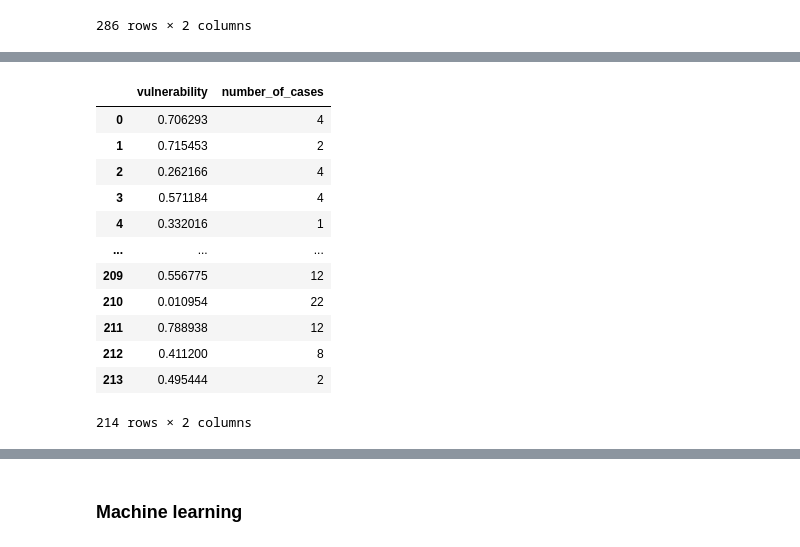
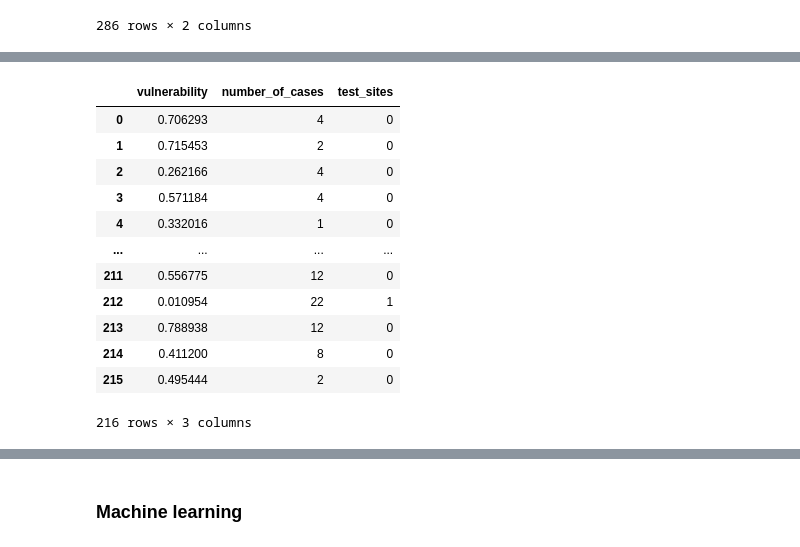
Before and after one commit to Saze10/DATA2901_assignment, a Jupyter notebook: Assignment notebook.ipynb, the cells around one changed output, grey strips where cells are left out. Cells and saved outputs as stored; diff of their text form; code cells hidden in the pictures.

Commit message:
Add correlation between vul score & test sites

```diff
--- a/Assignment notebook.ipynb
+++ b/Assignment notebook.ipynb
@@ -22,9 +22,9 @@ import psycopg2.extras
 
 def pgconnect():
     # please replace <your_unikey> and <your_SID> with your own details
-    YOUR_UNIKEY = 'jhwa3223'
-    YOUR_PW     = '490419348'
-    DB_LOGIN    = 'y20s1d2x01_'+'jhwa3223'
+    YOUR_UNIKEY = 'jixu4558'
+    YOUR_PW     = '490033007'
+    DB_LOGIN    = 'y20s1d2x01_' + YOUR_UNIKEY
 
     conn = ()
     db = ()
@@ -652,23 +688,23 @@ score_df.to_sql('vulnerability_score', conn, 'assignment', if_exists = 'replace'
 # %%
 cor_df = pd.read_sql_query("""
-SELECT V.vulnerability, C.number_of_cases
-  FROM assignment.vulnerability_score V JOIN
-       covid19_per_area C
-       USING (area_id);
+SELECT vulnerability, number_of_cases, test_sites
+  FROM (
+      assignment.vulnerability_score V JOIN covid19_per_area C USING (area_id)
+) AS nested JOIN testing_sites_per_area USING (area_id);
 """, conn)
 
 cor_df
 # %% [output]
-|  | vulnerability | number_of_cases |
-| 0 | 0.706293 | 4 |
-| 1 | 0.715453 | 2 |
-| 2 | 0.262166 | 4 |
-| 3 | 0.571184 | 4 |
-| 4 | 0.332016 | 1 |
-| ... | ... | ... |
-| 209 | 0.556775 | 12 |
-| 210 | 0.010954 | 22 |
-| 211 | 0.788938 | 12 |
-| 212 | 0.411200 | 8 |
-| 213 | 0.495444 | 2 |
+|  | vulnerability | number_of_cases | test_sites |
+| 0 | 0.706293 | 4 | 0 |
+| 1 | 0.715453 | 2 | 0 |
+| 2 | 0.262166 | 4 | 0 |
+| 3 | 0.571184 | 4 | 0 |
+| 4 | 0.332016 | 1 | 0 |
+| ... | ... | ... | ... |
+| 211 | 0.556775 | 12 | 0 |
+| 212 | 0.010954 | 22 | 1 |
+| 213 | 0.788938 | 12 | 0 |
+| 214 | 0.411200 | 8 | 0 |
+| 215 | 0.495444 | 2 | 0 |
-214 rows × 2 columns
+216 rows × 3 columns
```
Also changed, not shown: parts of 12 cells of this notebook.
